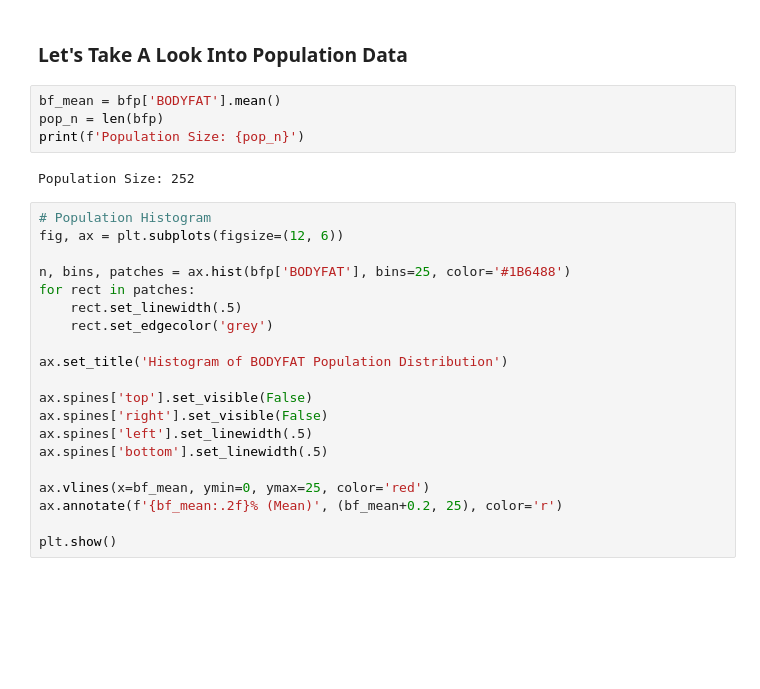
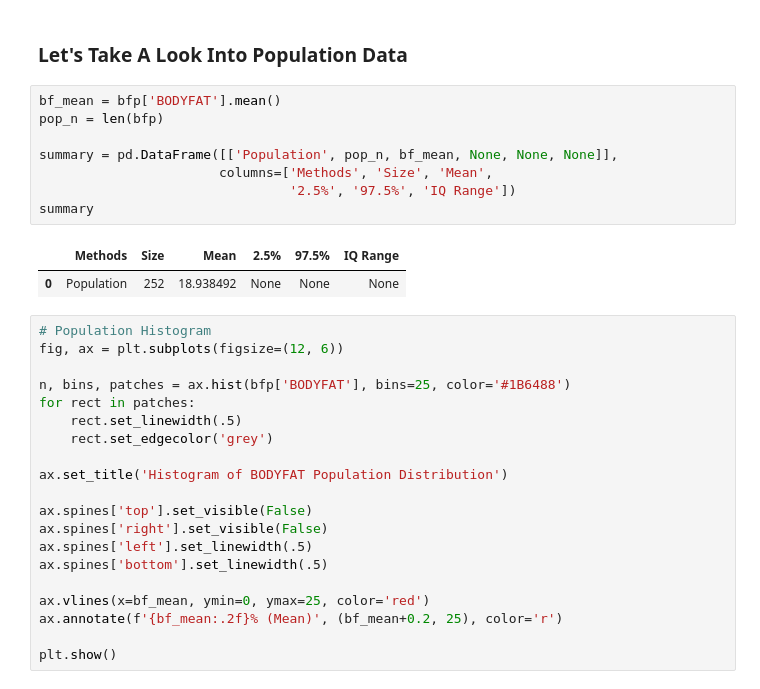
Before and after one commit to lbdeoliveira/msds610_code_presentation, a Jupyter notebook: Bootstrapping_Presentation.ipynb, the cells around one changed output. Drawn from its saved outputs; the diff is of its cells as text; blank space fills up the shorter version.

```diff
--- a/Bootstrapping_Presentation.ipynb
+++ b/Bootstrapping_Presentation.ipynb
@@ -115,9 +118,14 @@ bfp.head()
 # %%
 bf_mean = bfp['BODYFAT'].mean()
 pop_n = len(bfp)
-print(f'Population Size: {pop_n}')
+
+summary = pd.DataFrame([['Population', pop_n, bf_mean, None, None, None]],
+                       columns=['Methods', 'Size', 'Mean',
+                                '2.5%', '97.5%', 'IQ Range'])
+summary
 # %% [output]
-Population Size: 252
+|  | Methods | Size | Mean | 2.5% | 97.5% | IQ Range |
+| 0 | Population | 252 | 18.938492 | None | None | None |
 # %%
 # Population Histogram
 fig, ax = plt.subplots(figsize=(12, 6))
```
Also changed, not shown: parts of 10 cells of this notebook.
